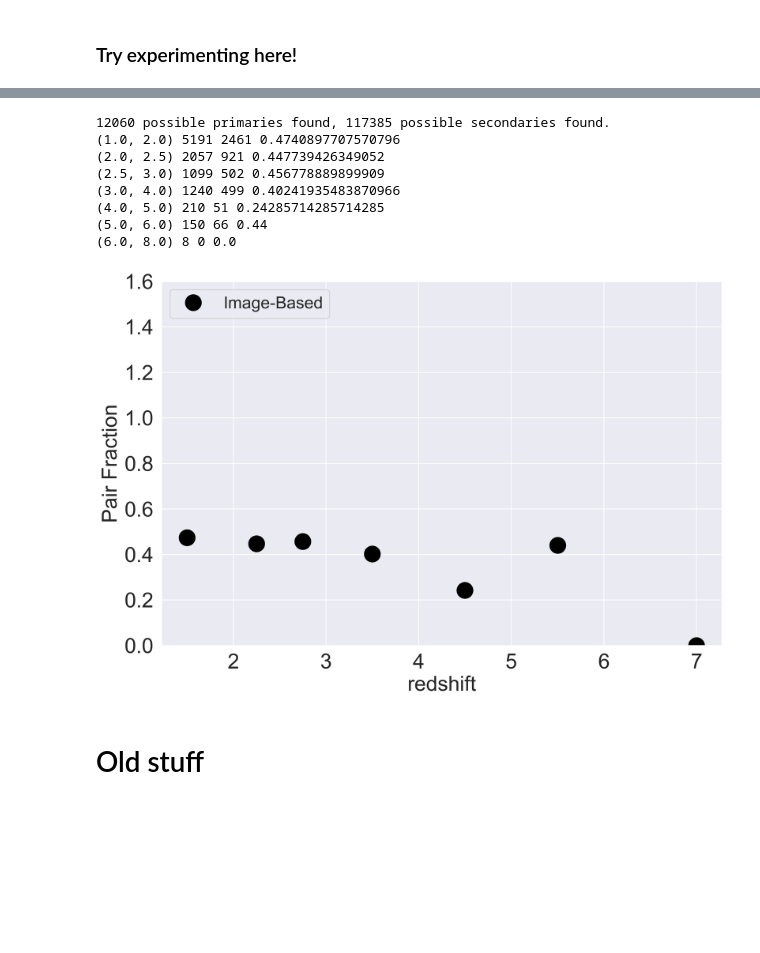
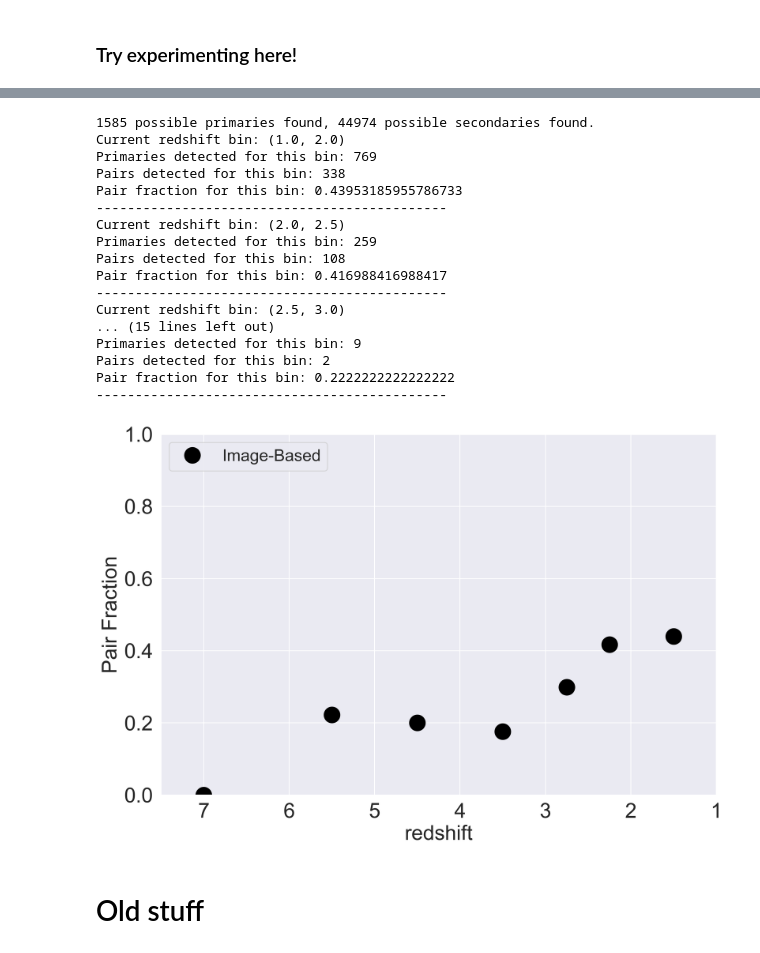
Before and after one commit to openhearted99/SASP-2020, a Jupyter notebook: gfs_code/results/Early_pairs.ipynb, the cells around one changed output, grey strips where cells are left out. Cells and saved outputs as stored; diff of their text form; code cells hidden in the pictures; blank space fills up the shorter version.

Commit message:
Added more pairs functionality

```diff
--- a/gfs_code/results/Early_pairs.ipynb
+++ b/gfs_code/results/Early_pairs.ipynb
@@ -238,7 +238,7 @@ Tags in the catalog: ['Snapshot number', 'Subhalo index', 'RA degree', 'DEC degr
               'Galaxy motion Z/Peculiar', 'Cosmological expansion',
               'Apparent total g mag']
 # %%
-def count_pairs(pri_z,pri_m,pri_sc,sec_z,sec_m,sec_sc,pri_kpcas,d_kpc=50.0,zfrac=0.02,mfrac=0.1):
+def count_pairs(pri_z,pri_m,pri_sc,sec_z,sec_m,sec_sc,pri_kpcas,mfrac,d_kpc=50.0,zfrac=0.02):
     #print(pri_z,pri_m)
     sep = pri_sc.separation(sec_sc)
     sep_kpc = pri_kpcas*sep.to('arcsec')
@@ -247,9 +247,15 @@ def count_pairs(pri_z,pri_m,pri_sc,sec_z,sec_m,sec_sc,pri_kpcas,d_kpc=50.0,zfrac
     num_pairs=np.sum(slist)
     return num_pairs, sep_kpc
 # %%
-def pairs_plots(data, stellar_tag, RA_tag, DEC_tag, z_tag, zbins=((1.0,2.0),(2.0,2.5),(2.5,3.0),(3.0,4.0),(4.0,5.0),(5.0,6.0),(6.0,8.0)), zpts=(1.5,2.25,2.75,3.5,4.5,5.5,7.0)):
-    massive_primaries_im = data[0][stellar_tag] >= (10.0**9.5)
-    possible_secondaries_im = data[0][stellar_tag] >= (10.0**7.5)
+def pairs_plots(data, stellar_tag, RA_tag, DEC_tag, z_tag, primary_mass=10.0**10.5,zbins=((1.0,2.0),(2.0,2.5),(2.5,3.0),(3.0,4.0),(4.0,5.0),(5.0,6.0),(6.0,8.0)), mfrac=0.1, pair_scale='linear'):
+
+    zpts = []
+    for each_bin in zbins:
+        zpts.append(np.mean(each_bin))
+
+    zpts = tuple(zpts);
+    massive_primaries_im = data[0][stellar_tag] >= (primary_mass)
+    possible_secondaries_im = data[0][stellar_tag] >= (primary_mass/100)
     print(str(np.sum(massive_primaries_im)) + " possible primaries found, " +
           str(np.sum(possible_secondaries_im)) + " possible secondaries found.")
     RA = data[0][RA_tag]
@@ -257,7 +263,6 @@ def pairs_plots(data, stellar_tag, RA_tag, DEC_tag, z_tag, zbins=((1.0,2.0),(2.0
     source_skycoords = astropy.coordinates.SkyCoord(RA, Dec, unit="deg")
     kpc_per_arcmin = tau.tngcos.kpc_proper_per_arcmin(data[0][z_tag])
     kpc_per_arcsec = kpc_per_arcmin.to(astropy.units.kpc/astropy.units.arcsec)
-
 
     fp_im=[]
     fp_cat=[]
@@ -284,15 +289,18 @@ def pairs_plots(data, stellar_tag, RA_tag, DEC_tag, z_tag, zbins=((1.0,2.0),(2.0
             sec_m=data[0][stellar_tag][sec_indices]
             sec_z=data[0][z_tag][sec_indices]
             sec_sc=source_skycoords[sec_indices]
-            npairs,sk = count_pairs(pri_z,pri_m,pri_sc,sec_z,sec_m,sec_sc,pri_kpcas)
+            npairs,sk = count_pairs(pri_z,pri_m,pri_sc,sec_z,sec_m,sec_sc,pri_kpcas,mfrac)
             pri_this_z+=1
             pairs_this_z+=npairs
             skl.append(sk)
         #print(np.median(np.asarray(skl)),np.min(np.asarray(skl)))
 
-
         if len(pri_indices) > 0:
-            print(zb,pri_this_z,pairs_this_z,pairs_this_z/pri_this_z)
+            print("Current redshift bin:", zb)
+            print("Primaries detected for this bin:", pri_this_z)
+            print("Pairs detected for this bin:", pairs_this_z)
+            print("Pair fraction for this bin:",pairs_this_z/pri_this_z)
+            print("---------------------------------------------")
             fp_im.append(pairs_this_z/pri_this_z)
         else:
             fp_im.append(0.0)
@@ -301,10 +309,16 @@ def pairs_plots(data, stellar_tag, RA_tag, DEC_tag, z_tag, zbins=((1.0,2.0),(2.0
     fig, ((ax1)) = plt.subplots(1, 1, figsize=(12, 8),dpi=300)
     ax1.plot(zpts,fp_im,marker='o',linestyle='None',markersize=20,markerfacecolor='Black',mec='None')
     ax1.legend(('Image-Based', 'Catalog-Based'),loc='upper left',fontsize=20)
+
     ax1.set_xlabel('redshift',size=25)
+    ax1.set_xlim(7.5,1)
+
     ax1.set_ylabel('Pair Fraction',size=25)
-    ax1.set_ylim(0.0,1.60)
+    ax1.set_ylim(0.0,1)
+    ax1.set_yscale(pair_scale)
+
     ax1.tick_params(labelsize=25)
+
     plt.show()
     return
 # %% [markdown]
@@ -312,15 +346,24 @@ def pairs_plots(data, stellar_tag, RA_tag, DEC_tag, z_tag, zbins=((1.0,2.0),(2.0
 # %%
-pairs_plots(dash1, 'Stellar mass w2sr', 'RA degree', 'DEC degree', 'Inferred z')
+pairs_plots(dash1, 'Stellar mass w2sr', 'RA degree', 'DEC degree', 'Inferred z', pair_scale="linear")
 # %% [output]
-12060 possible primaries found, 117385 possible secondaries found.
-(1.0, 2.0) 5191 2461 0.4740897707570796
-(2.0, 2.5) 2057 921 0.447739426349052
-(2.5, 3.0) 1099 502 0.456778889899909
-(3.0, 4.0) 1240 499 0.40241935483870966
-(4.0, 5.0) 210 51 0.24285714285714285
-(5.0, 6.0) 150 66 0.44
-(6.0, 8.0) 8 0 0.0
+1585 possible primaries found, 44974 possible secondaries found.
+Current redshift bin: (1.0, 2.0)
+Primaries detected for this bin: 769
+Pairs detected for this bin: 338
+Pair fraction for this bin: 0.43953185955786733
+---------------------------------------------
+Current redshift bin: (2.0, 2.5)
+Primaries detected for this bin: 259
+Pairs detected for this bin: 108
+Pair fraction for this bin: 0.416988416988417
+---------------------------------------------
+Current redshift bin: (2.5, 3.0)
+... (15 lines left out)
+Primaries detected for this bin: 9
+Pairs detected for this bin: 2
+Pair fraction for this bin: 0.2222222222222222
+---------------------------------------------
-[figure, old version]
+[figure, new version]
 # %% [markdown]
 # Old stuff
 # %%
```
Also changed, not shown: parts of 1 cell of this notebook.
